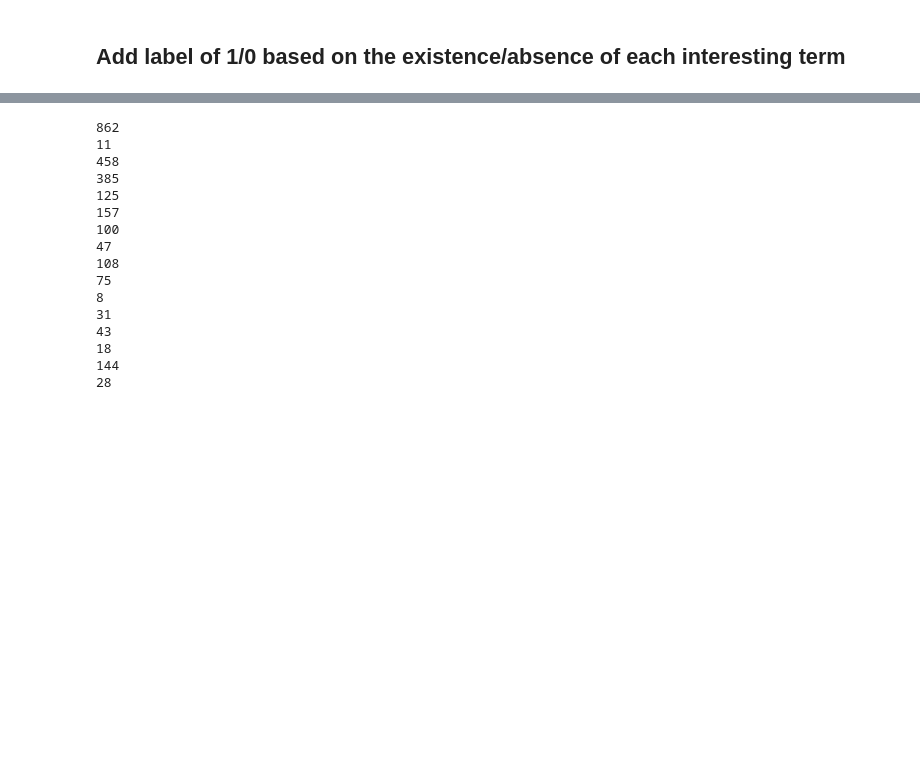
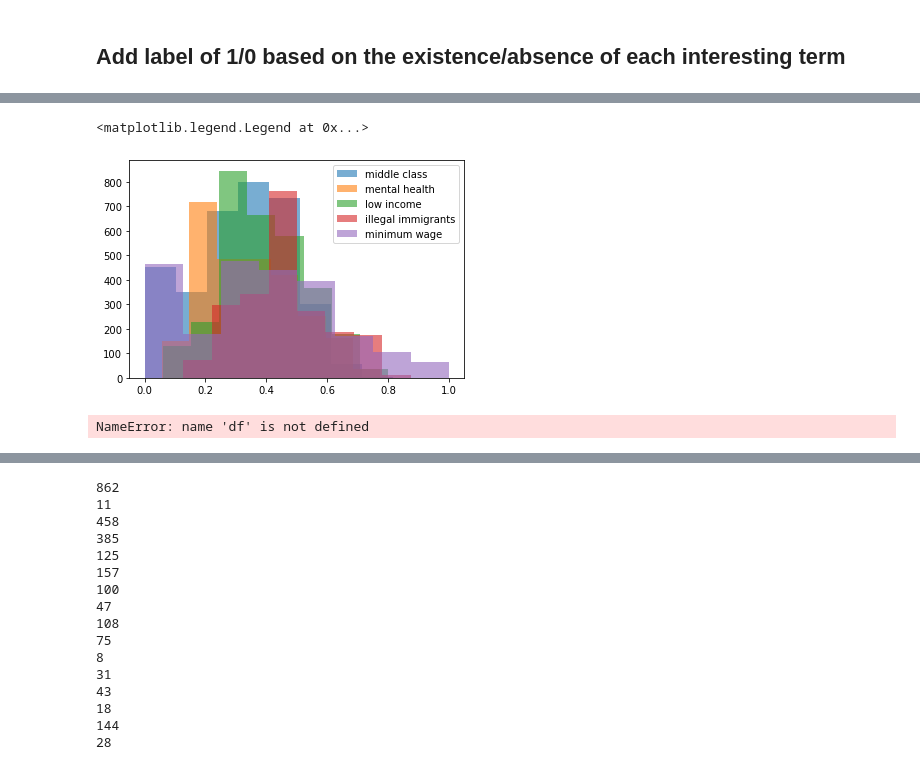
Before and after one commit to angelxie2442/Medicaid, a Jupyter notebook: medicaid/content_analysis.ipynb, the cells around one changed output, grey strips where cells are left out. Drawn from its saved outputs; the diff is of its cells as text; code cells hidden in the pictures; blank space fills up the shorter version.

```diff
--- a/medicaid/content_analysis.ipynb
+++ b/medicaid/content_analysis.ipynb
@@ -215,0 +292,26 @@ for i in range(10):
+# %%
+import matplotlib.pyplot as plt
+#plt.hist(df['subjectivity'],bins=3)
+subset=df[df['middle class']==1]
+plt.hist(subset['subjectivity'],bins=8,alpha=0.6)
+subset=df[df['mental health']==1]
+plt.hist(subset['subjectivity'],bins=8,alpha=0.6)
+subset=df[df['low income']==1]
+plt.hist(subset['subjectivity'],bins=8,alpha=0.6)
+subset=df[df['illegal immigrants']==1]
+plt.hist(subset['subjectivity'],bins=8,alpha=0.6)
+subset=df[df['minimum wage']==1]
+plt.hist(subset['subjectivity'],bins=8,alpha=0.6)
+plt.legend(labels=['middle class','mental health','low income','illegal immigrants','minimum wage'])
+# %% [output]
+<matplotlib.legend.Legend at 0x...>
+[figure, added]
+# %%
+subset=df[df['mental health']==1]
+plt.hist(subset['subjectivity'],bins=7,color='y',alpha=0.5)
+plt.axvline(subset['subjectivity'].mean(),linestyle='dashed',color='y')
+plt.legend(labels=['mean','mental health'])
+min_ylim,max_ylim=plt.ylim()
+plt.text(subset['subjectivity'].mean()*1.1,max_ylim*0.7,'Mean:{:.5f}'.format(subset['subjectivity'].mean()))
+# %% [output]
+NameError: name 'df' is not defined
```
Also changed, not shown: parts of 18 cells of this notebook.
